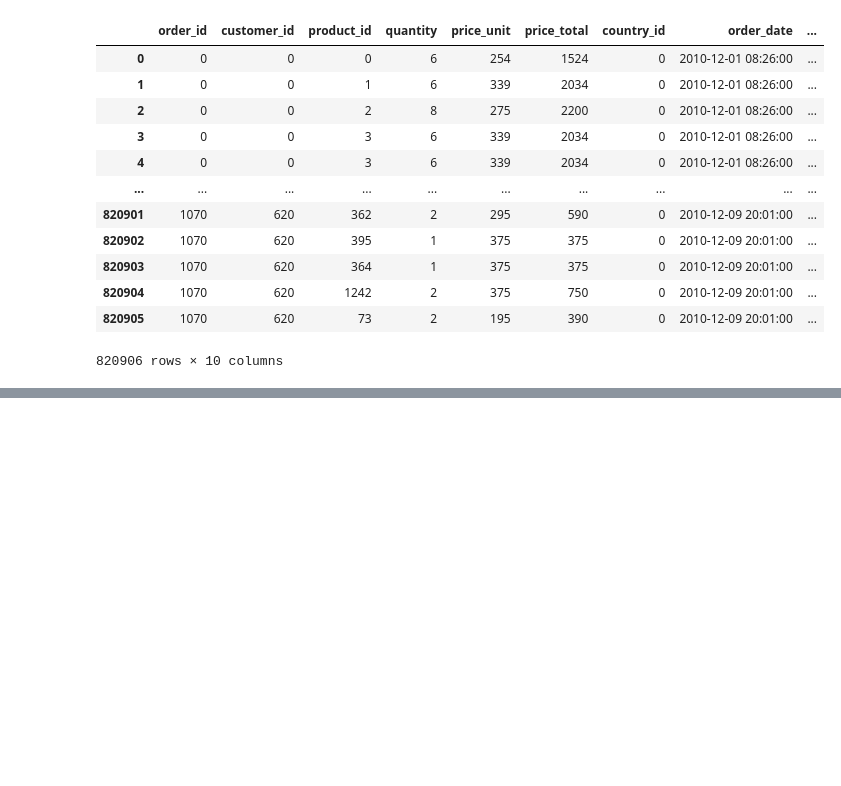
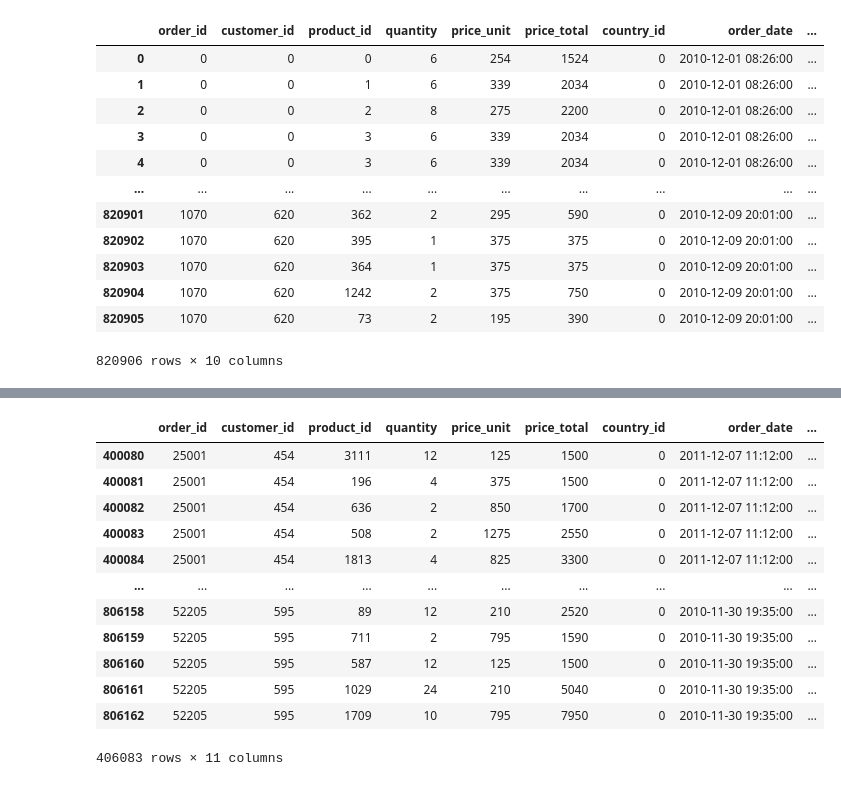
Before and after one commit to rabobahago/Python_ML_Data_Science, a Jupyter notebook: DWthon/read_dataframe.ipynb, the cells around one changed output, grey strips where cells are left out. Drawn from its saved outputs; the diff is of its cells as text; code cells hidden in the pictures; blank space fills up the shorter version.

```diff
--- a/DWthon/read_dataframe.ipynb
+++ b/DWthon/read_dataframe.ipynb
@@ -186,0 +240,16 @@ df
+# %%
+df.loc[df['order_id'] >25000]
+# %% [output]
+|  | order_id | customer_id | product_id | quantity | price_unit | price_total | country_id | order_date | ... |
+| 400080 | 25001 | 454 | 3111 | 12 | 125 | 1500 | 0 | 2011-12-07 11:12:00 | ... |
+| 400081 | 25001 | 454 | 196 | 4 | 375 | 1500 | 0 | 2011-12-07 11:12:00 | ... |
+| 400082 | 25001 | 454 | 636 | 2 | 850 | 1700 | 0 | 2011-12-07 11:12:00 | ... |
+| 400083 | 25001 | 454 | 508 | 2 | 1275 | 2550 | 0 | 2011-12-07 11:12:00 | ... |
+| 400084 | 25001 | 454 | 1813 | 4 | 825 | 3300 | 0 | 2011-12-07 11:12:00 | ... |
+| ... | ... | ... | ... | ... | ... | ... | ... | ... | ... |
+| 806158 | 52205 | 595 | 89 | 12 | 210 | 2520 | 0 | 2010-11-30 19:35:00 | ... |
+| 806159 | 52205 | 595 | 711 | 2 | 795 | 1590 | 0 | 2010-11-30 19:35:00 | ... |
+| 806160 | 52205 | 595 | 587 | 12 | 125 | 1500 | 0 | 2010-11-30 19:35:00 | ... |
+| 806161 | 52205 | 595 | 1029 | 24 | 210 | 5040 | 0 | 2010-11-30 19:35:00 | ... |
+| 806162 | 52205 | 595 | 1709 | 10 | 795 | 7950 | 0 | 2010-11-30 19:35:00 | ... |
+406083 rows × 11 columns
```
Also changed, not shown: parts of 5 cells of this notebook.
